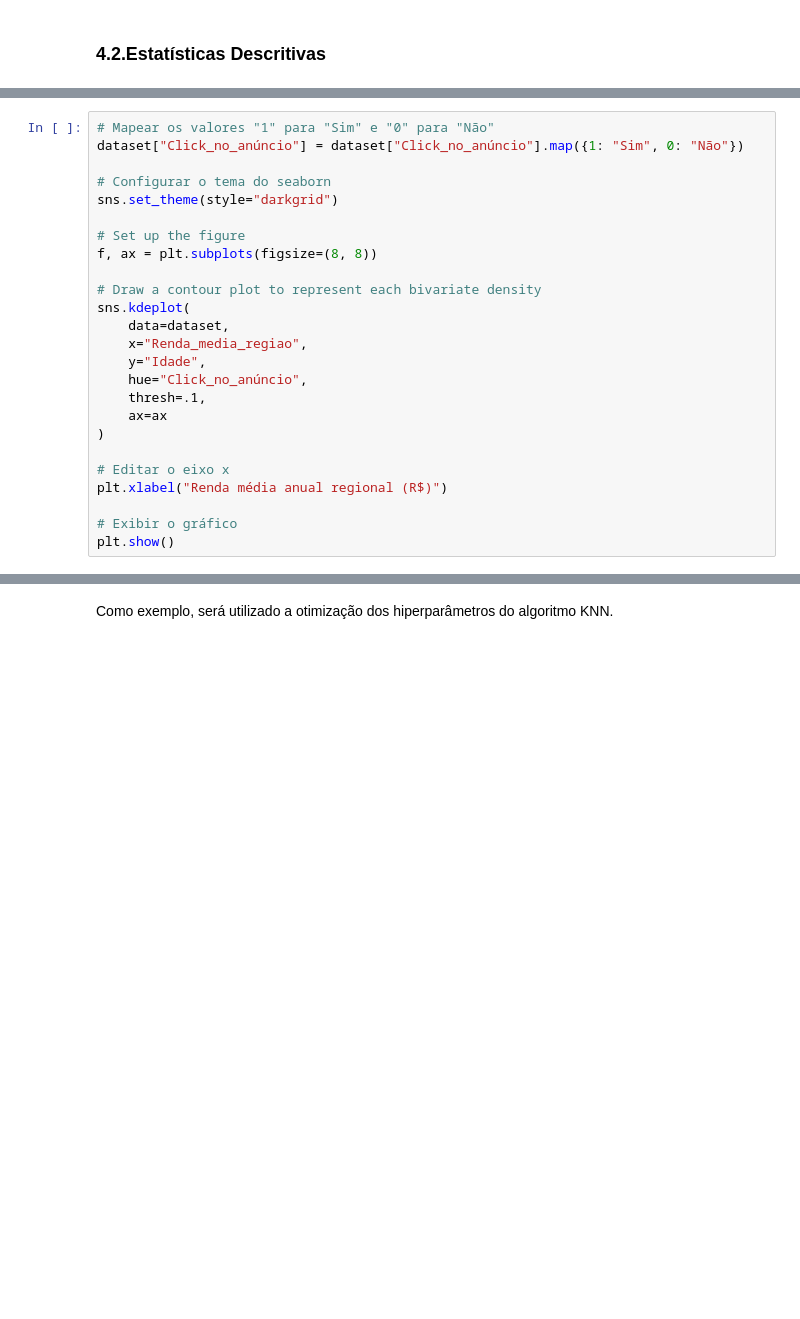
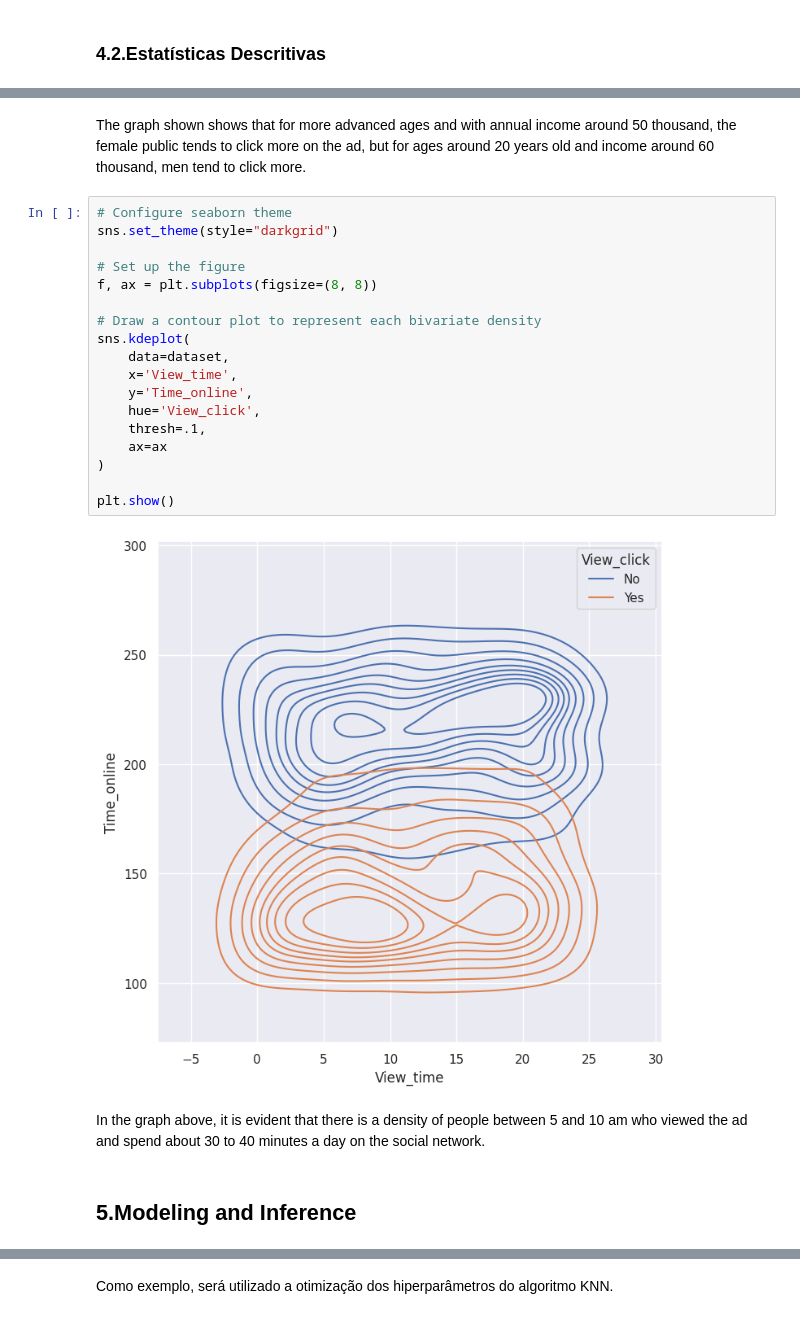
Before and after one commit to higordevellard/Machine_Learning_Advertisiment_Views, a Jupyter notebook: machine_learning_advertisement.ipynb, the cells around one changed output, grey strips where cells are left out. Saved outputs shown, nothing was run; the diff lists cells and outputs as text; blank space fills up the shorter version.

```diff
--- a/machine_learning_advertisement.ipynb
+++ b/machine_learning_advertisement.ipynb
@@ -258,25 +150,0 @@ A quantidade de homens e mulheres aparenta estar bem equilibrada.
-# %%
-# Mapear os valores "1" para "Sim" e "0" para "Não"
-dataset["Click_no_anúncio"] = dataset["Click_no_anúncio"].map({1: "Sim", 0: "Não"})
-
-# Configurar o tema do seaborn
-sns.set_theme(style="darkgrid")
-
-# Set up the figure
-f, ax = plt.subplots(figsize=(8, 8))
-
-# Draw a contour plot to represent each bivariate density
-sns.kdeplot(
-    data=dataset,
-    x="Renda_media_regiao",
-    y="Idade",
-    hue="Click_no_anúncio",
-    thresh=.1,
-    ax=ax
-)
-
-# Editar o eixo x
-plt.xlabel("Renda média anual regional (R$)")
-
-# Exibir o gráfico
-plt.show()
@@ -536,0 +283,26 @@ um novo algoritmo apresentou melhor acuracia, sendo a regressão logística com
+# %% [markdown]
+The graph shown shows that for more advanced ages and with annual income around 50 thousand, the female public tends to click more on the ad, but for ages around 20 years old and income around 60 thousand, men tend to click more.
+# %%
+# Configure seaborn theme
+sns.set_theme(style="darkgrid")
+
+# Set up the figure
+f, ax = plt.subplots(figsize=(8, 8))
+
+# Draw a contour plot to represent each bivariate density
+sns.kdeplot(
+    data=dataset,
+    x='View_time',
+    y='Time_online',
+    hue='View_click',
+    thresh=.1,
+    ax=ax
+)
+
+plt.show()
+# %% [output]
+[figure, added]
+# %% [markdown]
+In the graph above, it is evident that there is a density of people between 5 and 10 am who viewed the ad and spend about 30 to 40 minutes a day on the social network.
+# %% [markdown]
+## **5.Modeling and Inference**
```
Also changed, not shown: parts of 96 cells of this notebook.
